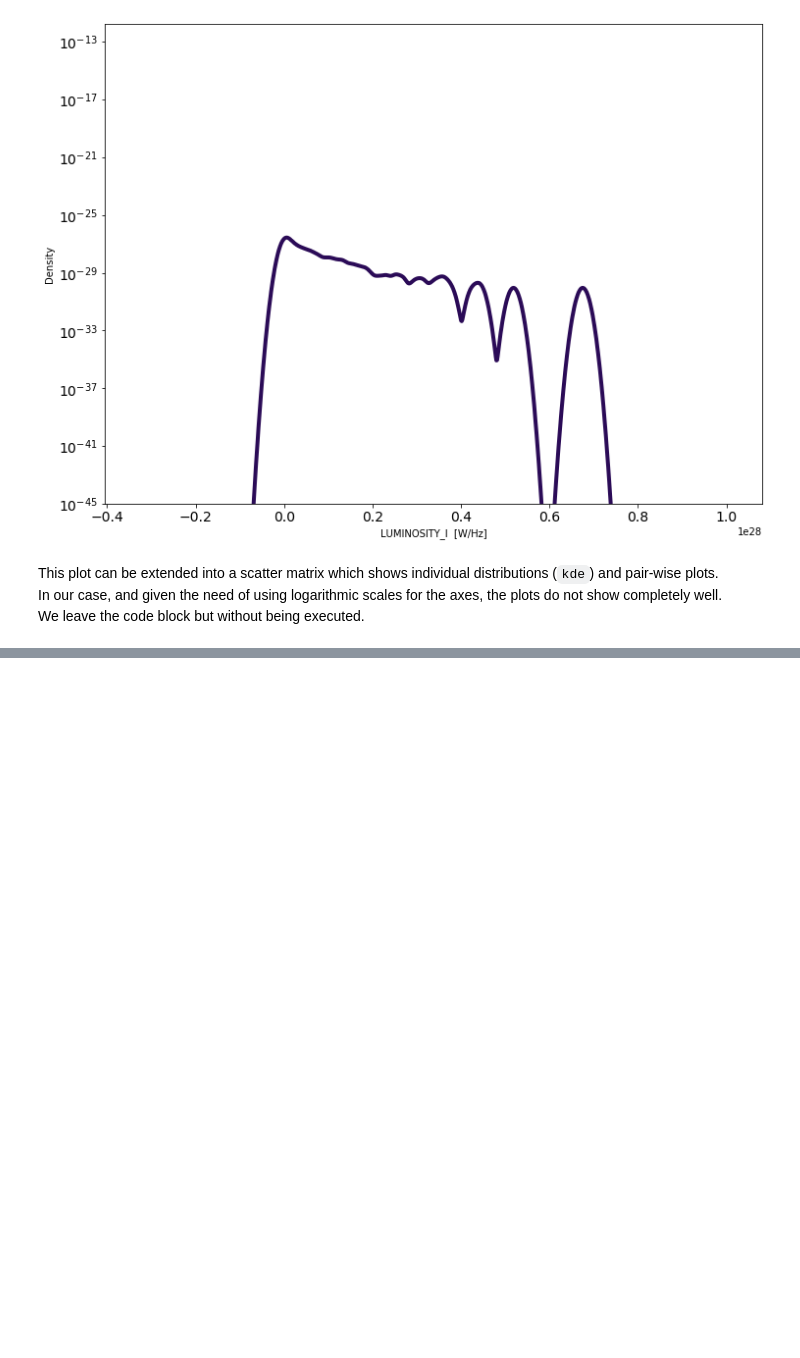
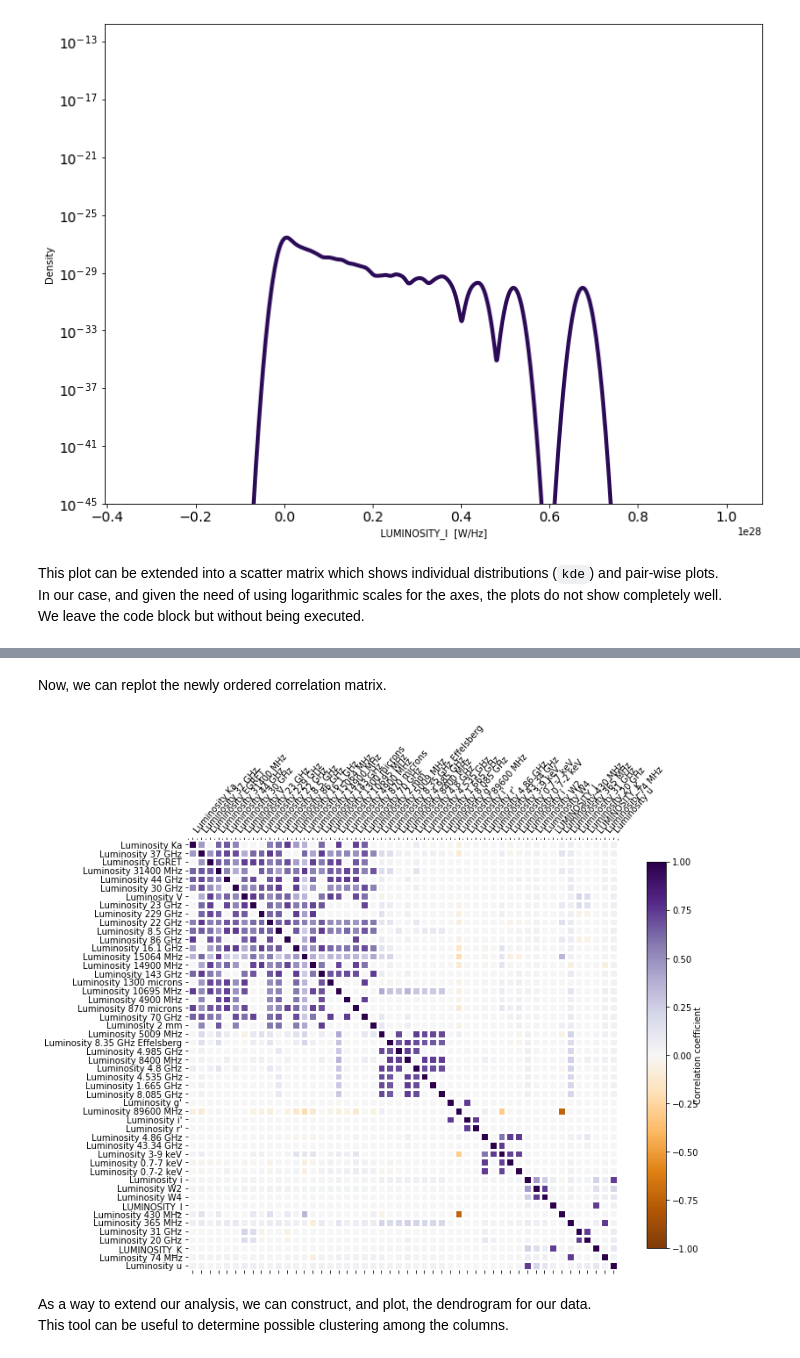
Before and after one commit to racarvajal/work_notes, a Jupyter notebook: Analyze_high_z_cat.ipynb, the cells around one changed output, grey strips where cells are left out. Cells and saved outputs as stored; diff of their text form; code cells hidden in the pictures; blank space fills up the shorter version.

```diff
--- a/Analyze_high_z_cat.ipynb
+++ b/Analyze_high_z_cat.ipynb
@@ -535,0 +704,45 @@ We leave the code block but without being executed.
+# %%
+X                      = corr_filled.loc[cols_high_corr_filled, cols_high_corr_filled].values
+d                      = hc.distance.pdist(X)
+L                      = hc.linkage(d, method='complete')
+ind                    = hc.fcluster(L, 0.5*d.max(), 'distance')
+ordered_columns_filled = [corr_filled[cols_high_corr_filled].columns.tolist()[i] for i in list((np.argsort(ind)))]
+corr_filled_ordered    = corr_filled[cols_high_corr_filled].reindex(columns=ordered_columns_filled)
+corr_filled_ordered    = corr_filled_ordered.reindex(index=ordered_columns_filled)
+# %% [markdown]
+Now, we can replot the newly ordered correlation matrix.
+# %%
+fig = plt.figure(figsize=(12,9))
+ax1 = fig.add_subplot(111)
+
+cbarlabel = 'Correlation coefficient'
+
+# Mask values above correlation threshold (except diagonal values)
+arr_corr_filled_ordered = corr_filled_ordered.loc[ordered_columns_filled, ordered_columns_filled]
+arr_corr_filled_ordered[(arr_corr_filled_ordered > corr_thresh) & (arr_corr_filled_ordered < 1)] = 0
+arr_corr_filled_ordered[(arr_corr_filled_ordered < -corr_thresh) & (arr_corr_filled_ordered > -1)] = 0
+
+cax  = ax1.matshow(arr_corr_filled_ordered, cmap='PuOr', vmin=-1, vmax=1)
+cbar = fig.colorbar(cax, shrink=.90)
+cbar.ax.set_ylabel(cbarlabel, va="bottom")
+
+# Change visualization properties
+for edge, spine in ax1.spines.items():
+    spine.set_visible(False)
+
+ticks = np.arange(0,len(ordered_columns_filled),1)
+ax1.set_xticks(np.arange(arr_corr_filled_ordered.shape[1]+1)-.5, minor=True)
+ax1.set_yticks(np.arange(arr_corr_filled_ordered.shape[0]+1)-.5, minor=True)
+ax1.set_xticks(ticks)
+ax1.set_yticks(ticks)
+ax1.set_xticklabels(ordered_columns_filled, rotation=50, horizontalalignment='left')
+ax1.set_yticklabels(ordered_columns_filled)
+ax1.grid(which="minor", color="w", linestyle='-', linewidth=int(num_of_corr / 9))
+ax1.tick_params(which="minor", bottom=False, left=False)
+
+ax1.set_aspect('equal')
+# %% [output]
+[figure, added]
+# %% [markdown]
+As a way to extend our analysis, we can construct, and plot, the dendrogram for our data.
+This tool can be useful to determine possible clustering among the columns.
```
Also changed, not shown: parts of 34 cells of this notebook.
